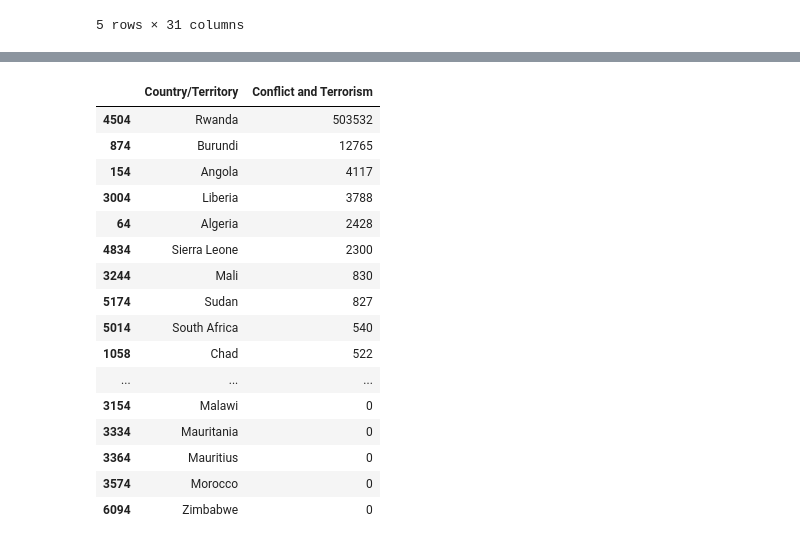
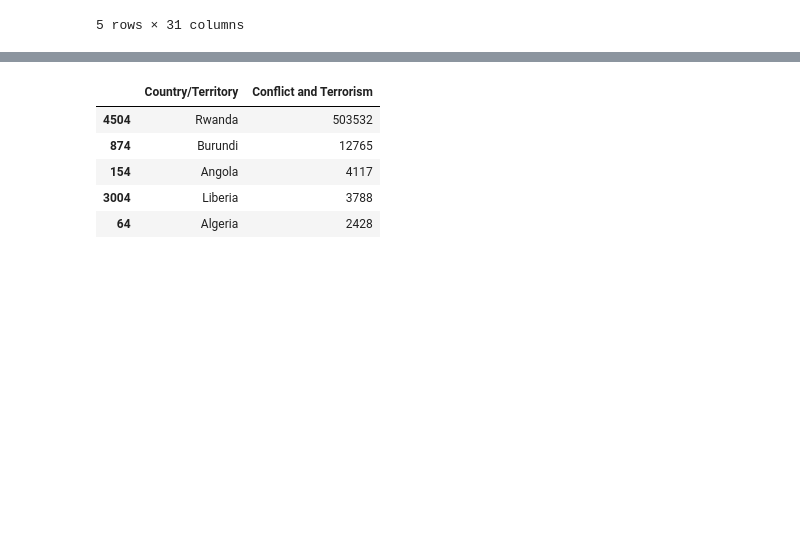
Before and after one commit to apanthari/project_1_group, a Jupyter notebook: exploration.ipynb, the cells around one changed output, grey strips where cells are left out. Saved outputs shown, nothing was run; the diff lists cells and outputs as text; code cells hidden in the pictures; blank space fills up the shorter version.

```diff
--- a/exploration.ipynb
+++ b/exploration.ipynb
@@ -513,29 +250,18 @@ na_outlier[['Country/Territory', 'Exposure to Forces of Nature']]
 # %%
 #we know that 1994, Conflict and Terrorism had a spike - find which country/countries were causes it:
 
 #query for Africa 1994
 na_outlier = cause_death[cause_death['Continent'] == 'Africa']
 na_outlier = na_outlier[na_outlier['Year'] == 1994]
 
 #sort by value of outlier var
 na_outlier = na_outlier.sort_values('Conflict and Terrorism', ascending = False)
 
-na_outlier[['Country/Territory', 'Conflict and Terrorism']]
+na_outlier[['Country/Territory', 'Conflict and Terrorism']].head()
 # %% [output]
 |  | Country/Territory | Conflict and Terrorism |
 | 4504 | Rwanda | 503532 |
 | 874 | Burundi | 12765 |
 | 154 | Angola | 4117 |
 | 3004 | Liberia | 3788 |
 | 64 | Algeria | 2428 |
-| 4834 | Sierra Leone | 2300 |
-| 3244 | Mali | 830 |
-| 5174 | Sudan | 827 |
-| 5014 | South Africa | 540 |
-| 1058 | Chad | 522 |
-| ... | ... | ... |
-| 3154 | Malawi | 0 |
-| 3334 | Mauritania | 0 |
-| 3364 | Mauritius | 0 |
-| 3574 | Morocco | 0 |
-| 6094 | Zimbabwe | 0 |
```
Also changed, not shown: parts of 19 cells of this notebook.
